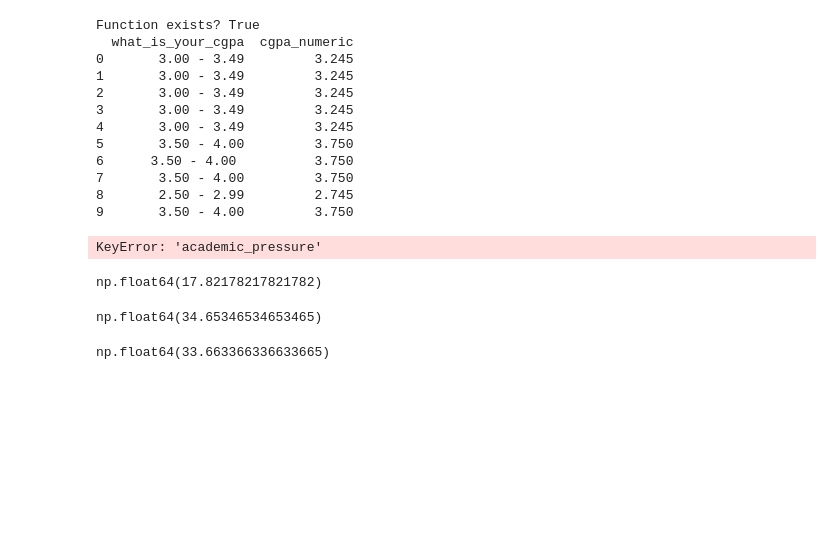
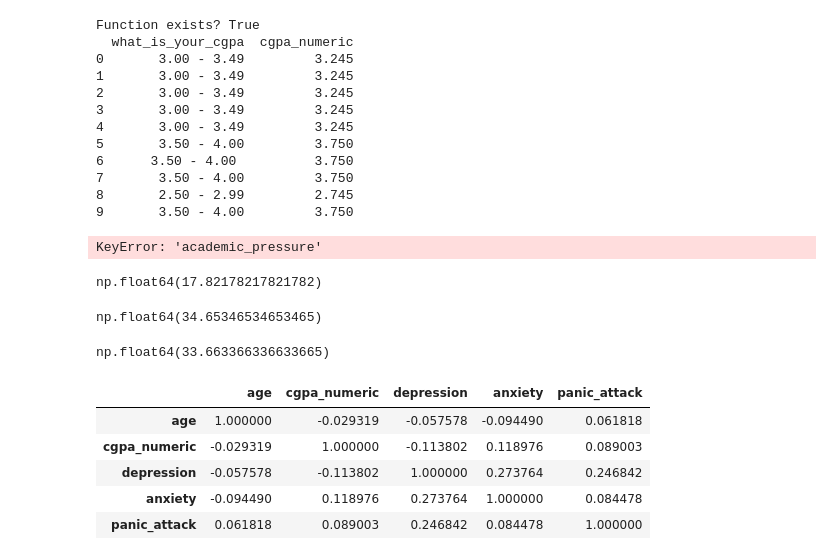
Before and after one commit to NishantAbhishek950/Data_Analysis_Student_MentalHealth, a Jupyter notebook: rough_v1_experimenting.ipynb, the cells around one changed output. Saved outputs shown, nothing was run; the diff lists cells and outputs as text; code cells hidden in the pictures; blank space fills up the shorter version.

```diff
--- a/student_mental_health.ipynb
+++ b/rough_v1_experimenting.ipynb
@@ -229,0 +266,18 @@ np.float64(33.663366336633665)
+# %%
+corr_vars = [
+    'age',
+    'cgpa_numeric',
+    'depression',
+    'anxiety',
+    'panic_attack'
+]
+
+spearman_corr = df[corr_vars].corr(method='spearman')
+spearman_corr
+# %% [output]
+|  | age | cgpa_numeric | depression | anxiety | panic_attack |
+| age | 1.000000 | -0.029319 | -0.057578 | -0.094490 | 0.061818 |
+| cgpa_numeric | -0.029319 | 1.000000 | -0.113802 | 0.118976 | 0.089003 |
+| depression | -0.057578 | -0.113802 | 1.000000 | 0.273764 | 0.246842 |
+| anxiety | -0.094490 | 0.118976 | 0.273764 | 1.000000 | 0.084478 |
+| panic_attack | 0.061818 | 0.089003 | 0.246842 | 0.084478 | 1.000000 |
```
Also changed, not shown: parts of 11 cells of this notebook, 3 other files.
